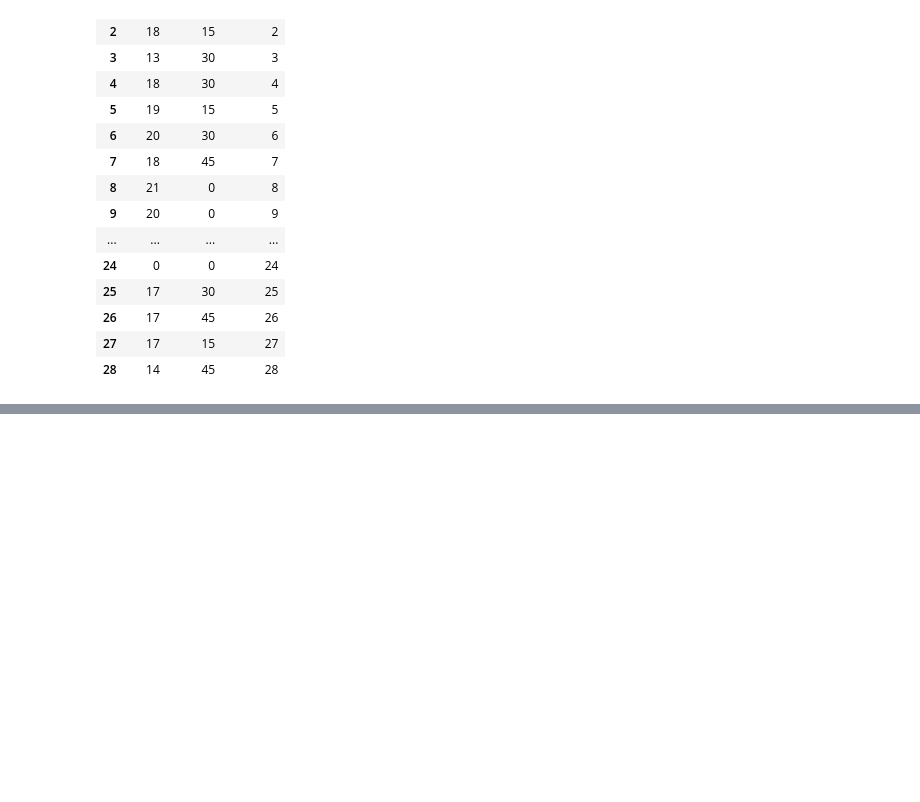
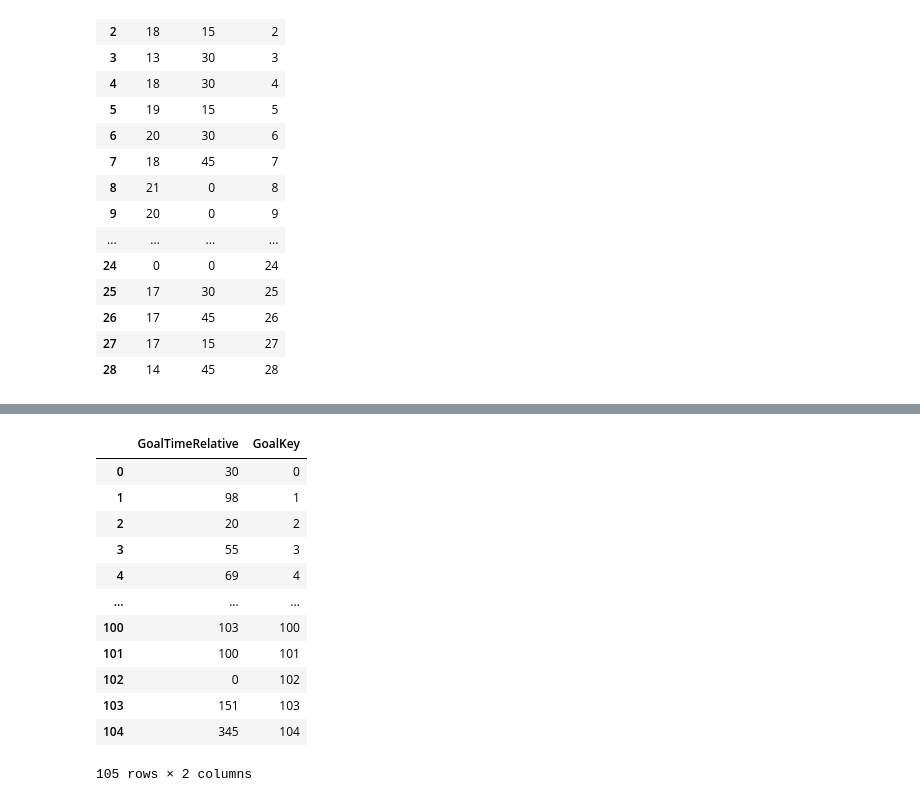
Before and after one commit to RobbeVDK/DEP1-2023-2024-groep04, a Jupyter notebook: bulk_insert_data.ipynb, the cells around one changed output, grey strips where cells are left out. Cells and saved outputs as stored; diff of their text form; code cells hidden in the pictures; blank space fills up the shorter version.

```diff
--- a/bulk_insert_data.ipynb
+++ b/bulk_insert_data.ipynb
@@ -144,0 +144,23 @@ df_total
+# %%
+dim_goal_df = pd.DataFrame()
+dim_goal_df['GoalTimeRelative'] = doelpunten_df['goal_time']
+dim_goal_df = dim_goal_df.drop_duplicates()
+dim_goal_df = dim_goal_df.reset_index(drop=True)
+dim_goal_df['GoalKey'] = dim_goal_df.index
+
+
+dim_goal_df
+# %% [output]
+|  | GoalTimeRelative | GoalKey |
+| 0 | 30 | 0 |
+| 1 | 98 | 1 |
+| 2 | 20 | 2 |
+| 3 | 55 | 3 |
+| 4 | 69 | 4 |
+| ... | ... | ... |
+| 100 | 103 | 100 |
+| 101 | 100 | 101 |
+| 102 | 0 | 102 |
+| 103 | 151 | 103 |
+| 104 | 345 | 104 |
+105 rows × 2 columns
```
Also changed, not shown: parts of 5 cells of this notebook.
